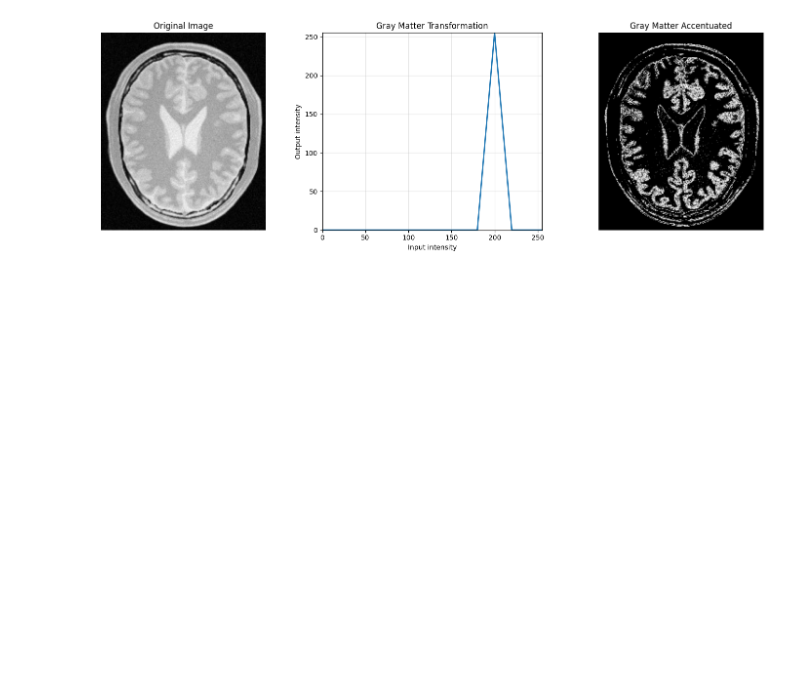
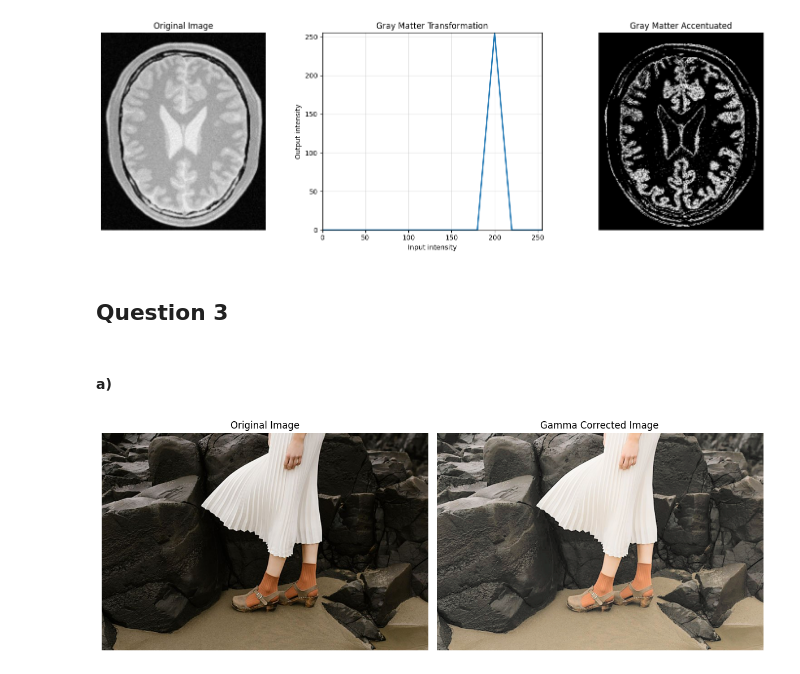
Before and after one commit to NethsanduKumarasinghe/EN3160_Assignment_01, a Jupyter notebook: EN3160_Assignment_01.ipynb, the cells around one changed output. Saved outputs shown, nothing was run; the diff lists cells and outputs as text; code cells hidden in the pictures; blank space fills up the shorter version.

```diff
--- a/EN3160_Assignment_01.ipynb
+++ b/EN3160_Assignment_01.ipynb
@@ -218,3 +218,42 @@ plt.tight_layout()
 plt.show()
 # %% [output]
 [figure]
+# %% [markdown]
+## Question 3
+# %% [markdown]
+#### a)
+# %%
+image_path = "/content/images/q3.jpeg"
+
+im = cv.imread(image_path)
+
+lab = cv.cvtColor(im, cv.COLOR_BGR2LAB)
+
+L, a, b = cv.split(lab)
+
+gamma = 0.5
+
+L_normalized = L / 255.0
+L_corrected = np.power(L_normalized, gamma)
+L_corrected = np.uint8(L_corrected * 255)
+
+lab_corrected = cv.merge([L_corrected, a, b])
+
+corrected = cv.cvtColor(lab_corrected, cv.COLOR_LAB2BGR)
+
+plt.figure(figsize=(12, 5))
+
+plt.subplot(1, 2, 1)
+plt.imshow(cv.cvtColor(im, cv.COLOR_BGR2RGB))
+plt.title("Original Image")
+plt.axis("off")
+
+plt.subplot(1, 2, 2)
+plt.imshow(cv.cvtColor(corrected, cv.COLOR_BGR2RGB))
+plt.title("Gamma Corrected Image")
+plt.axis("off")
+
+plt.tight_layout()
+plt.show()
+# %% [output]
+[figure, added]
```
Also changed, not shown: parts of 4 cells of this notebook.
